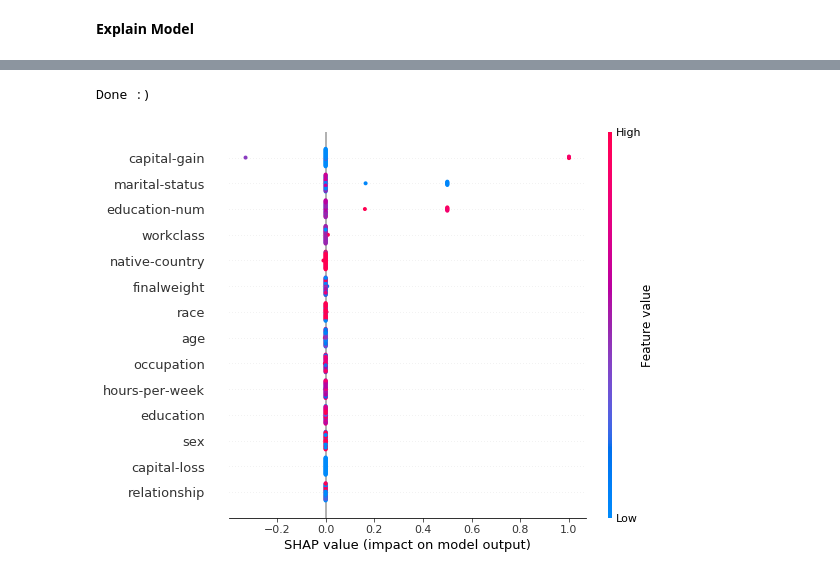
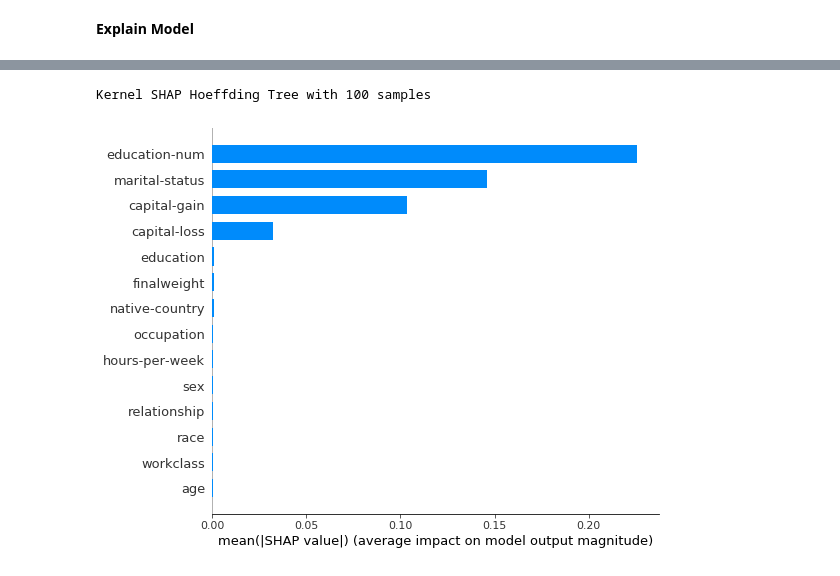
Before and after one commit to Kait0/EFML, a Jupyter notebook: src/exp01_Hoeffdingtree_Analysis.ipynb, the cells around one changed output, grey strips where cells are left out. Drawn from its saved outputs; the diff is of its cells as text; code cells hidden in the pictures.

```diff
--- a/src/exp01_Hoeffdingtree_Analysis.ipynb
+++ b/src/exp01_Hoeffdingtree_Analysis.ipynb
@@ -205,8 +204,6 @@ Wall time: 4min 14s
 # %%
 %%time
-data_part = test_data[:40]
-empty = np.zeros(data_part.shape)
-h_explainer = sh.KernelExplainer(h_tree.predict, empty)
-h_shap_values = h_explainer.shap_values(data_part)
+h_explainer = sh.KernelExplainer(h_tree.predict, background)
+h_shap_values = h_explainer.shap_values(explain_data, l1_reg="num_features(10)")
 # %% [output]
 [interactive output not drawn]
@@ -259,8 +247,6 @@ sh.summary_plot(h_shap_values, data_part, plot_type="bar")
-# %%
-print("Done :)")
-# %% [output]
-Done :)
-# %%
-sh.summary_plot(h_shap_values, data_part)
-# %% [output]
-[figure, removed]
+# %%
+print("Kernel SHAP Hoeffding Tree with 100 samples")
+sh.summary_plot(h_shap_values, test_data, plot_type="bar")
+# %% [output]
+Kernel SHAP Hoeffding Tree with 100 samples
+[figure, added]
```
Also changed, not shown: parts of 14 cells of this notebook, 4 other files.
